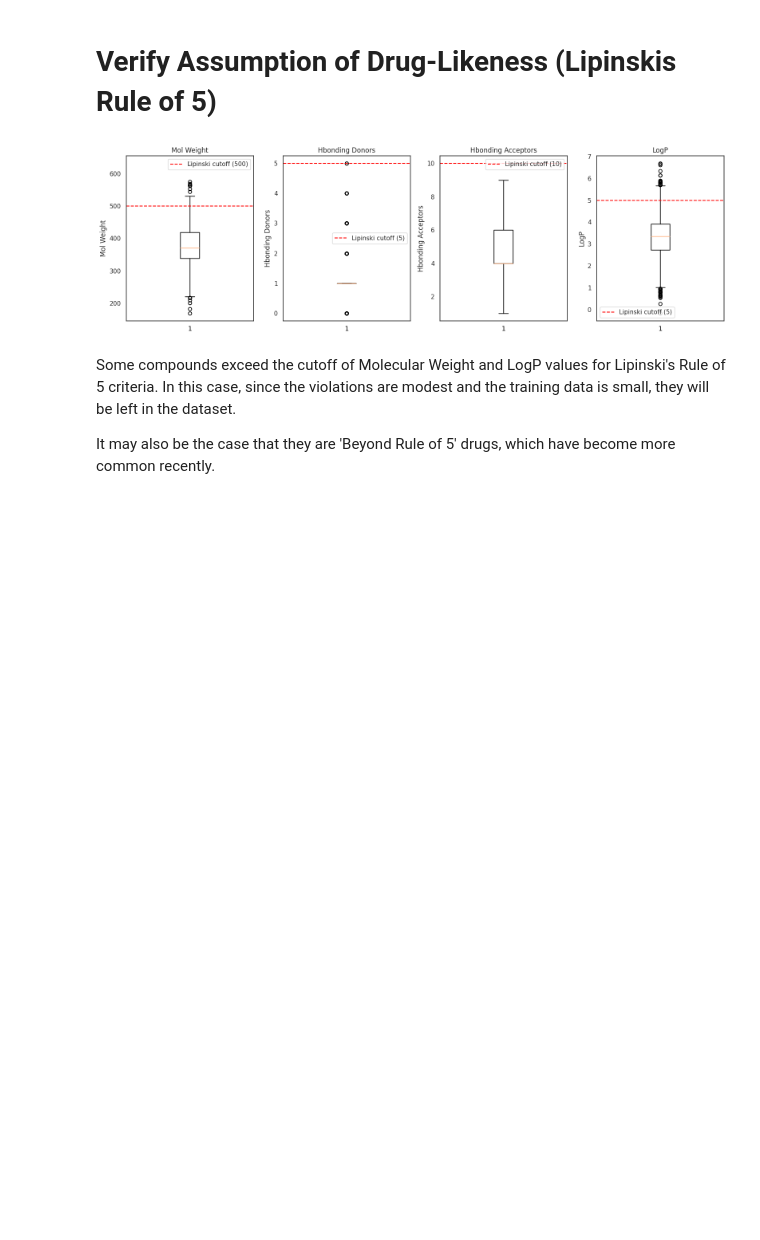
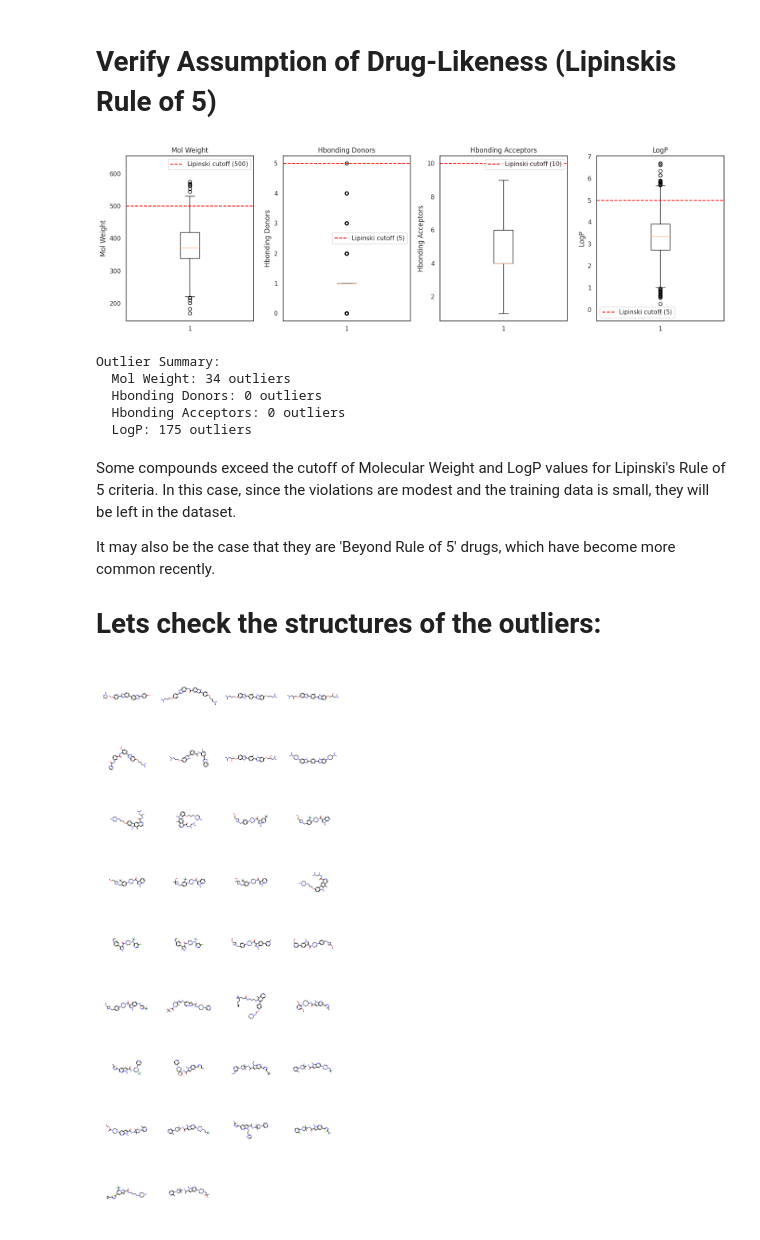
Before and after one commit to JacobMastrandrea/ADMET-Drug-Predictor, a Jupyter notebook: EDA.ipynb, the cells around one changed output. Saved outputs shown, nothing was run; the diff lists cells and outputs as text; code cells hidden in the pictures; blank space fills up the shorter version.

Commit message:
Classifying outliers and drawing them for visual analysis

```diff
--- a/EDA.ipynb
+++ b/EDA.ipynb
@@ -60,30 +62,49 @@ df_lipinski['Hbonding Acceptors'] = raw_data['SMILES'].apply(lambda x: Descripto
 df_lipinski['LogP'] = raw_data['SMILES'].apply(lambda x: Descriptors.MolLogP(Chem.MolFromSmiles(x))) #LogP does not exceed 5
 # %%
 #####################################Boxplot of each Lipinski criteria with red line denoted cutoff for each statistic###############################
+
+outliers = {}  # Dictionary to store outliers of each rule, for later analysis
 
 fig, axes = plt.subplots(1, 4, figsize=(16, 5))
 
 cols = ['Mol Weight', 'Hbonding Donors', 'Hbonding Acceptors', 'LogP']
-
-for ax, col in zip(axes, cols):
-    ax.boxplot(df_lipinski[col].dropna())
-    ax.set_title(col)
-    ax.set_ylabel(col)
-
-
 cutoffs = {'Mol Weight': 500, 'Hbonding Donors': 5, 'Hbonding Acceptors': 10, 'LogP': 5}
 
 for ax, col in zip(axes, cols):
     ax.boxplot(df_lipinski[col].dropna())
     ax.axhline(y=cutoffs[col], color='red', linestyle='--', label=f'Lipinski cutoff ({cutoffs[col]})')
     ax.set_title(col)
+    ax.set_ylabel(col)
     ax.legend()
+
+    # Store outliers
+    mask = df_lipinski[col] > cutoffs[col]
+    outliers[col] = df_lipinski['SMILES'][mask]
 
 plt.tight_layout()
 plt.show()
+
+# Print summary
+print('Outlier Summary:')
+for col, smiles in outliers.items():
+    print(f"  {col}: {len(smiles)} outliers")
 # %% [output]
 [figure]
+Outlier Summary:
+  Mol Weight: 34 outliers
+  Hbonding Donors: 0 outliers
+  Hbonding Acceptors: 0 outliers
+  LogP: 175 outliers
 # %% [markdown]
 Some compounds exceed the cutoff of Molecular Weight and LogP values for Lipinski's Rule of 5 criteria. In this case, since the violations are modest and the training data is small, they will be left in the dataset.
 
 It may also be the case that they are 'Beyond Rule of 5' drugs, which have become more common recently.
+
+# Lets check the structures of the outliers:
+# %%
+# -- Checking Structure of Molecular Weight Outliers --
+mols = [Chem.MolFromSmiles(s) for s in outliers['Mol Weight']]
+img = Draw.MolsToGridImage(mols, molsPerRow=4, subImgSize=(300, 300))
+display(img)
+# %% [output]
+[figure, added]
```
Also changed, not shown: parts of 2 cells of this notebook.
